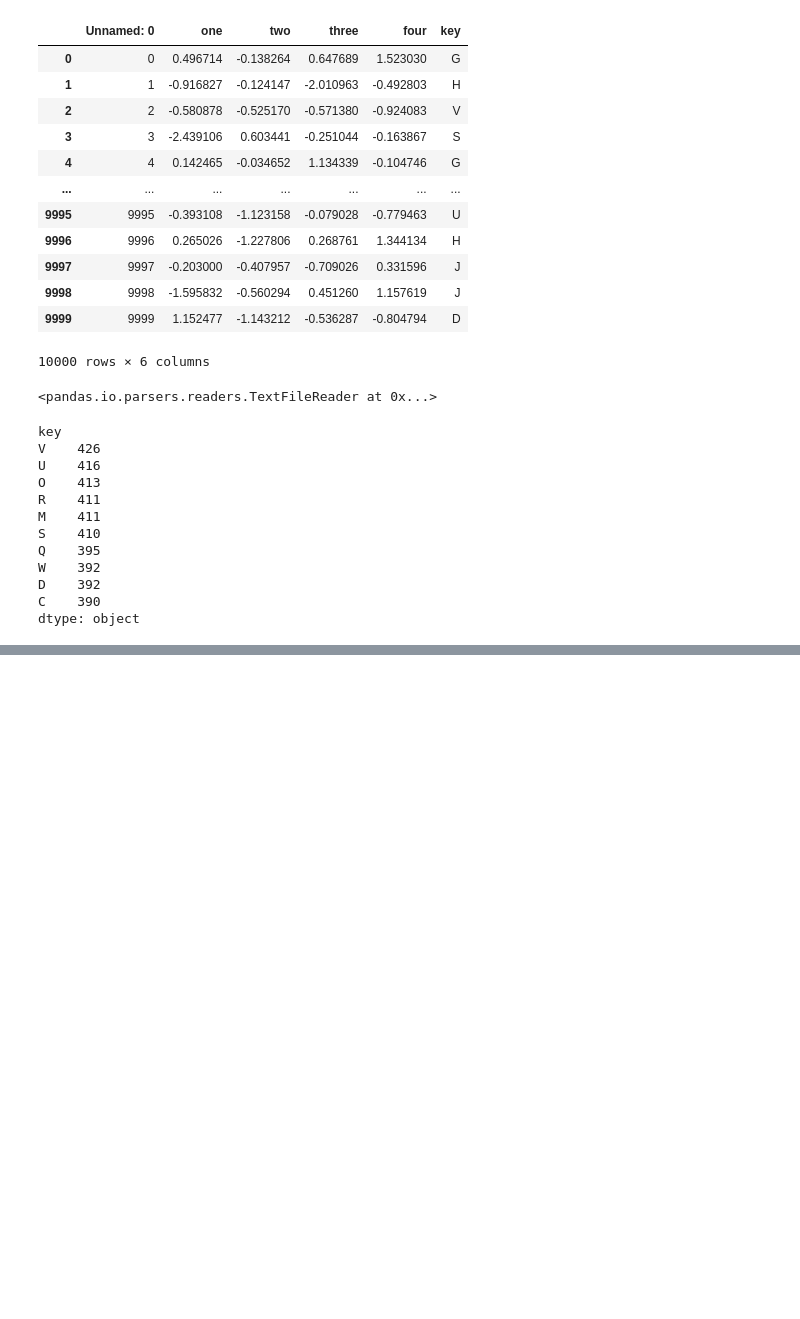
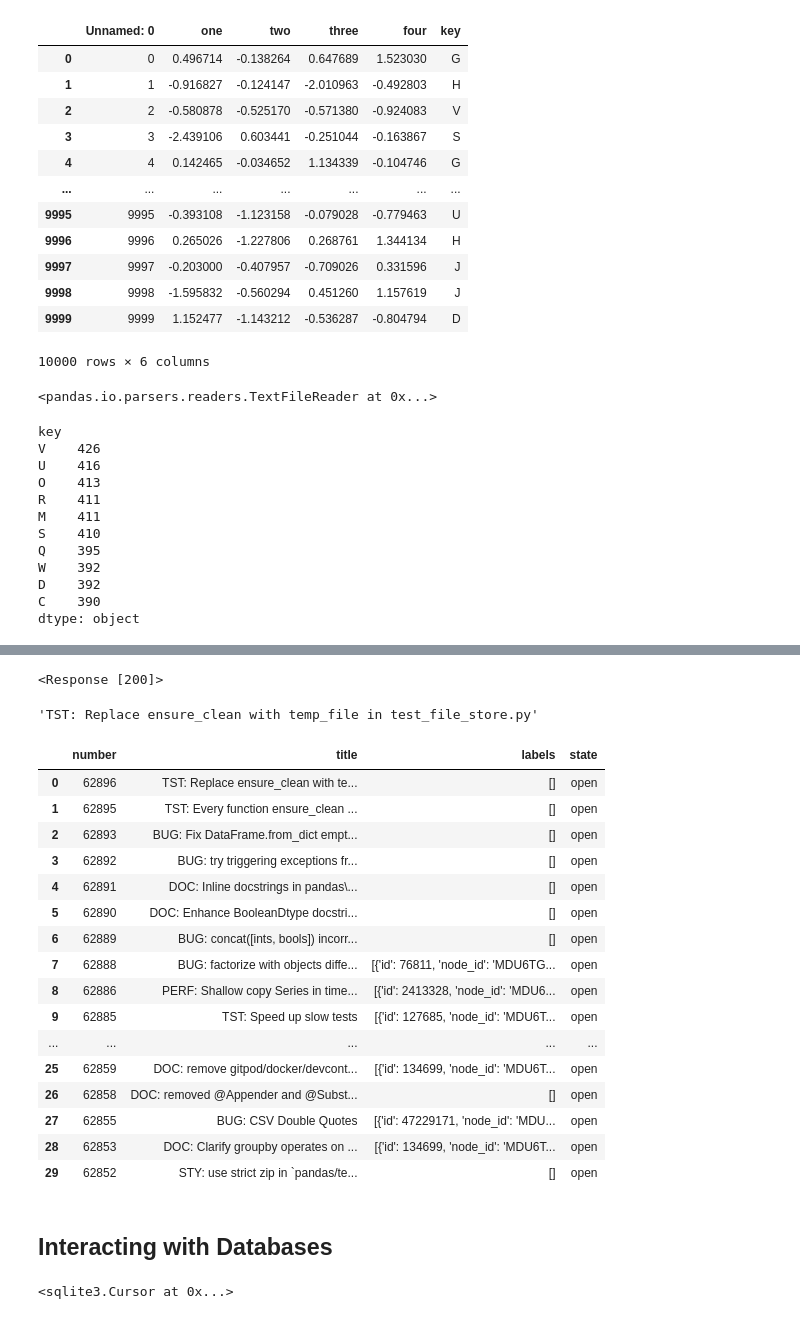
Before and after one commit to hemant0hack/Data-Analysis-Practices, a Jupyter notebook: Pandas/Data Loading, Storage, and File Formats.ipynb, the cells around one changed output, grey strips where cells are left out. Saved outputs shown, nothing was run; the diff lists cells and outputs as text; code cells hidden in the pictures; blank space fills up the shorter version.

```diff
--- a/Pandas/Data Loading, Storage, and File Formats.ipynb
+++ b/Pandas/Data Loading, Storage, and File Formats.ipynb
@@ -249,0 +662,38 @@ dtype: object
+# %%
+url = 'https://api.github.com/repos/pandas-dev/pandas/issues'
+# %%
+resp = requests.get(url)
+# %%
+resp
+# %% [output]
+<Response [200]>
+# %%
+data = resp.json()
+# %%
+data[0]['title']
+# %% [output]
+'TST: Replace ensure_clean with temp_file in test_file_store.py'
+# %%
+issue = pd.DataFrame(data, columns=['number', 'title', 'labels','state'])
+# %%
+issue
+# %% [output]
+|  | number | title | labels | state |
+| 0 | 62896 | TST: Replace ensure_clean with te... | [] | open |
+| 1 | 62895 | TST: Every function ensure_clean ... | [] | open |
+| 2 | 62893 | BUG: Fix DataFrame.from_dict empt... | [] | open |
+| 3 | 62892 | BUG: try triggering exceptions fr... | [] | open |
+| 4 | 62891 | DOC: Inline docstrings in pandas\... | [] | open |
+| 5 | 62890 | DOC: Enhance BooleanDtype docstri... | [] | open |
+| 6 | 62889 | BUG: concat([ints, bools]) incorr... | [] | open |
+| 7 | 62888 | BUG: factorize with objects diffe... | [{'id': 76811, 'node_id': 'MDU6TG... | open |
+| 8 | 62886 | PERF: Shallow copy Series in time... | [{'id': 2413328, 'node_id': 'MDU6... | open |
+| 9 | 62885 | TST: Speed up slow tests | [{'id': 127685, 'node_id': 'MDU6T... | open |
+| ... | ... | ... | ... | ... |
+| 25 | 62859 | DOC: remove gitpod/docker/devcont... | [{'id': 134699, 'node_id': 'MDU6T... | open |
+| 26 | 62858 | DOC: removed @Appender and @Subst... | [] | open |
+| 27 | 62855 | BUG: CSV Double Quotes | [{'id': 47229171, 'node_id': 'MDU... | open |
+| 28 | 62853 | DOC: Clarify groupby operates on ... | [{'id': 134699, 'node_id': 'MDU6T... | open |
+| 29 | 62852 | STY: use strict zip in `pandas/te... | [] | open |
+# %% [markdown]
+## Interacting with Databases
@@ -249,0 +710,4 @@ dtype: object
+# %%
+con.execute(query)
+# %% [output]
+<sqlite3.Cursor at 0x...>
```
Also changed, not shown: parts of 104 cells of this notebook, 12 other files.
